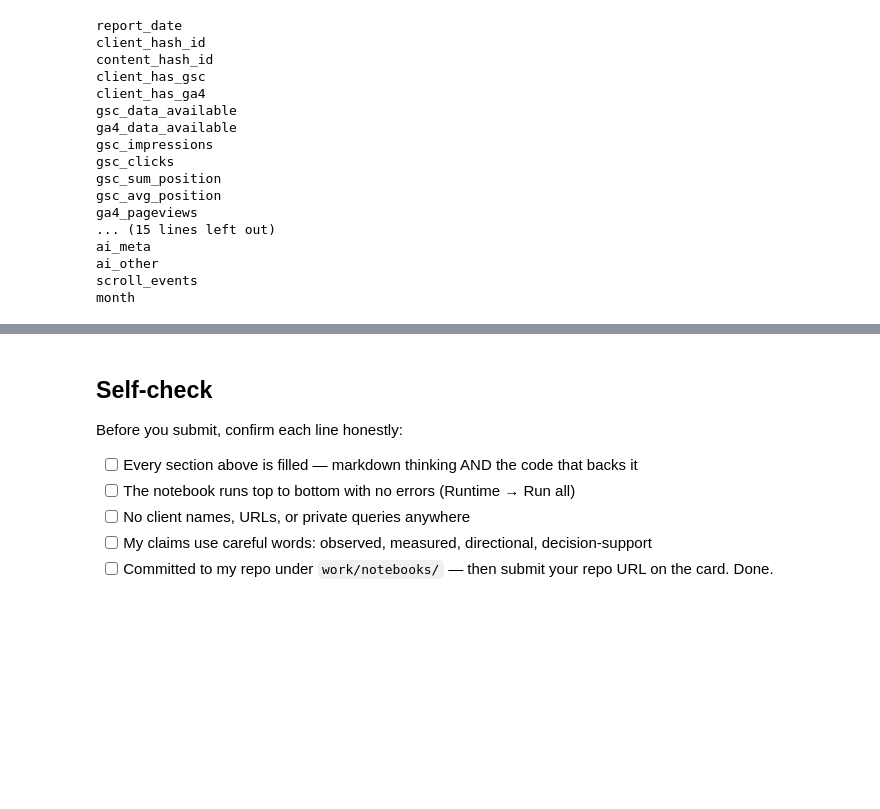
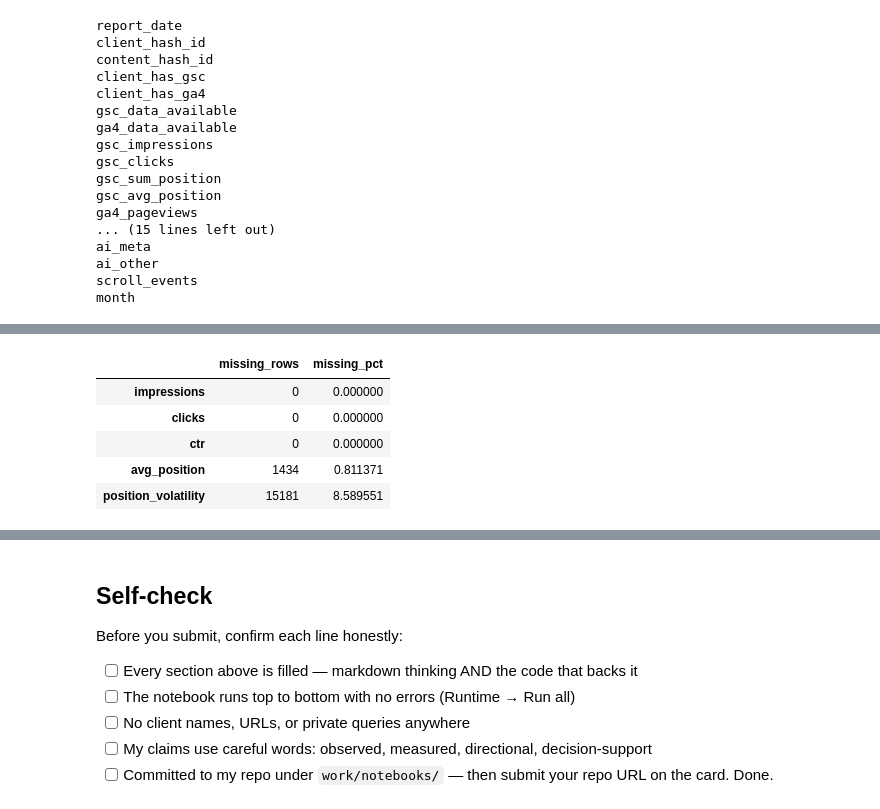
Before and after one commit to girishpatil935/ML_Internship, a Jupyter notebook: work/notebooks/w03_feature_leakage_check.ipynb, the cells around one changed output, grey strips where cells are left out. Drawn from its saved outputs; the diff is of its cells as text; code cells hidden in the pictures; blank space fills up the shorter version.

```diff
--- a/work/notebooks/w03_feature_leakage_check.ipynb
+++ b/work/notebooks/w03_feature_leakage_check.ipynb
@@ -168,4 +180,33 @@ Number of clustering features: 5
 # %%
-# This cell is for CODE (numbers, a query, a check).
-# Write your text answer in the cell ABOVE this one — typing sentences here breaks Run All.
+# Check missing values in the five clustering features
+
+clustering_features = [
+    "impressions",
+    "clicks",
+    "ctr",
+    "avg_position",
+    "position_volatility"
+]
+
+feature_missingness = (
+    feature_vector[clustering_features]
+    .isna()
+    .sum()
+    .to_frame("missing_rows")
+)
+
+feature_missingness["missing_pct"] = (
+    100.0
+    * feature_missingness["missing_rows"]
+    / len(feature_vector)
+)
+
+display(feature_missingness)
+# %% [output]
+|  | missing_rows | missing_pct |
+| impressions | 0 | 0.000000 |
+| clicks | 0 | 0.000000 |
+| ctr | 0 | 0.000000 |
+| avg_position | 1434 | 0.811371 |
+| position_volatility | 15181 | 8.589551 |
 # %% [markdown]
```
Also changed, not shown: parts of 7 cells of this notebook.
